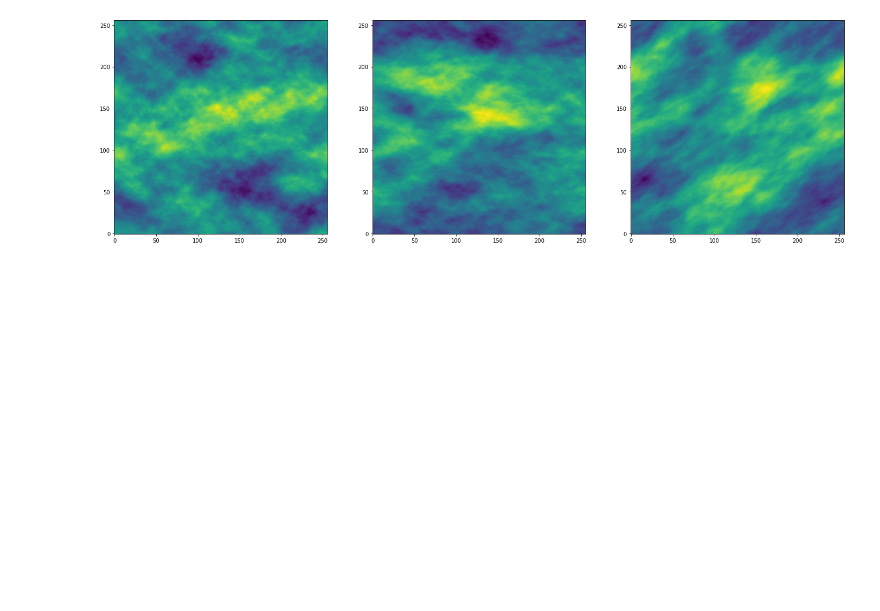
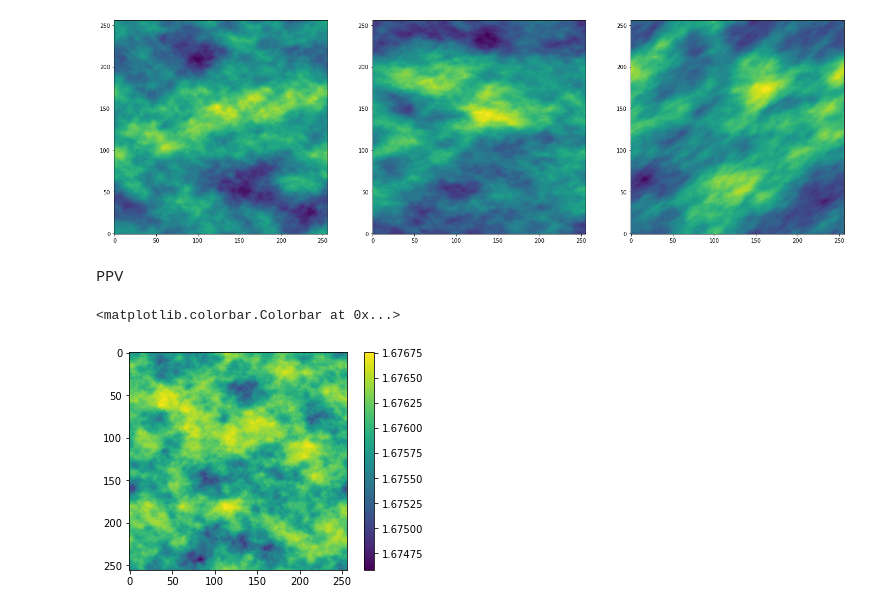
Before and after one commit to JavGVastro/PhD.Paper, a Jupyter notebook: Fake-Maps/fake-3d-tapered-maps.ipynb, the cells around one changed output. Saved outputs shown, nothing was run; the diff lists cells and outputs as text; code cells hidden in the pictures; blank space fills up the shorter version.

```diff
--- a/Fake-Maps/fake-3d-tapered-maps.ipynb
+++ b/Fake-Maps/fake-3d-tapered-maps.ipynb
@@ -56,3 +61,33 @@ plt.imshow(threeD_field.mean(2), origin='lower')
 plt.tight_layout()
 # %% [output]
 [figure]
+# %% [markdown]
+PPV
+# %%
+velocity = make_3dfield(
+    N,
+    ellip=0.5,
+    theta=45,
+    correlation_length=r0,
+    powerlaw=3.0 + m,
+    randomseed=2021_10_08)* u.km / u.s
+
+density = np.ones((N,N,N))* u.cm**-3
+#density = make_3dfield(N, powerlaw=3.0 + m, amp=1.,randomseed=328764) * u.cm**-3
+# %%
+density += density.std()
+density[density.value < 0.] = 0. * u.cm**-3
+# %%
+cube_hdu = make_ppv(velocity, density, los_axis=0,
+                    T=10000 * u.K, chan_width=0.5 * u.km / u.s,
+                    v_min=-20 * u.km / u.s,
+                    v_max=20 * u.km / u.s)
+# %%
+from spectral_cube import SpectralCube
+cube = SpectralCube.read(cube_hdu)
+# %%
+cube.moment0().quicklook()
+plt.colorbar()
+# %% [output]
+<matplotlib.colorbar.Colorbar at 0x...>
+[figure, added]
```
Also changed, not shown: parts of 7 cells of this notebook.
